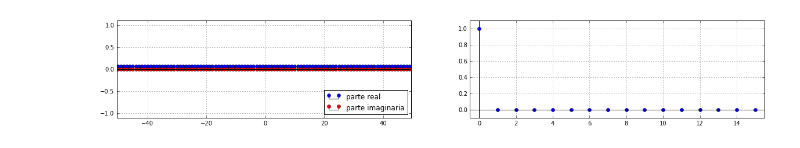
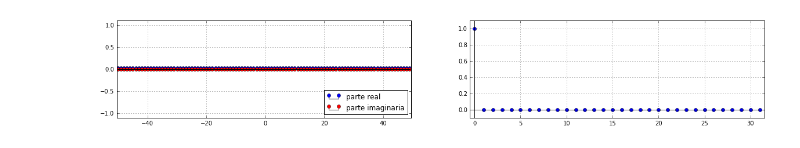
Before and after one commit to j3parera/skdsp, a Jupyter notebook: scikit-dsp/jupyter/notebooks/dfs.ipynb, the cells around one changed output. Drawn from its saved outputs; the diff is of its cells as text; code cells hidden in the pictures.

Commit message:
step continuo con su test

```diff
--- a/scikit-dsp/jupyter/notebooks/dfs.ipynb
+++ b/scikit-dsp/jupyter/notebooks/dfs.ipynb
@@ -78,11 +77,11 @@ for k in range(1, N+1):
     S.append(s/N)
 # %%
 def dfsexp(N=16, k=1):
-    #s = 0
-    #for k0 in range(0, k):
-    #    s += ds.Exponential(sp.exp(sp.I*sp.S.Pi*2*k0/N))
-    #s = s/N
-    s = S[k-1]
+    s = 0
+    for k0 in range(0, k):
+        s += ds.Exponential(sp.exp(sp.I*sp.S.Pi*2*k0/N))
+    s = s/N
+    #s = S[k-1]
     n = np.arange(-50, 50)
     X = s.dfs(N, force=True)
     X.real[np.isclose(X.real, 0)] = 0
@@ -97,7 +96,7 @@ def dfsexp(N=16, k=1):
     plt.subplot(122)
     k = np.arange(0, N)
     plt.stem(k, np.abs(X))
-    plt.axis([-0.5, 15.5, -0.1, 1.1])
+    plt.axis([k[0]-0.5, k[-1]+0.5, -0.1, 1.1])
     plt.axhline(0, color='k')
     plt.axvline(0, color='k')
     plt.grid(True)
@@ -128,8 +127,9 @@ def dfsexp2(N=16, k=1):
     plt.grid(True)
 # %%
 from ipywidgets import interact, Label, HBox, VBox
-kw = IntSlider(value=1, min=1, max=16, step=1, continuous_update=False, description='width:')
-d2 = interactive(dfsexp, N=fixed(16), k=kw)
+Nw = IntSlider(value=16, min=2, max=32, step=1, continuous_update=False, description='N:')
+kw = IntSlider(value=1, min=1, max=32, step=1, continuous_update=False, description='width:')
+d2 = interactive(dfsexp, N=Nw, k=kw)
 display(d2)
 # %% [output]
-[figure, old version]
+[figure, new version]
```
Also changed, not shown: parts of 2 cells of this notebook, 6 other files.
